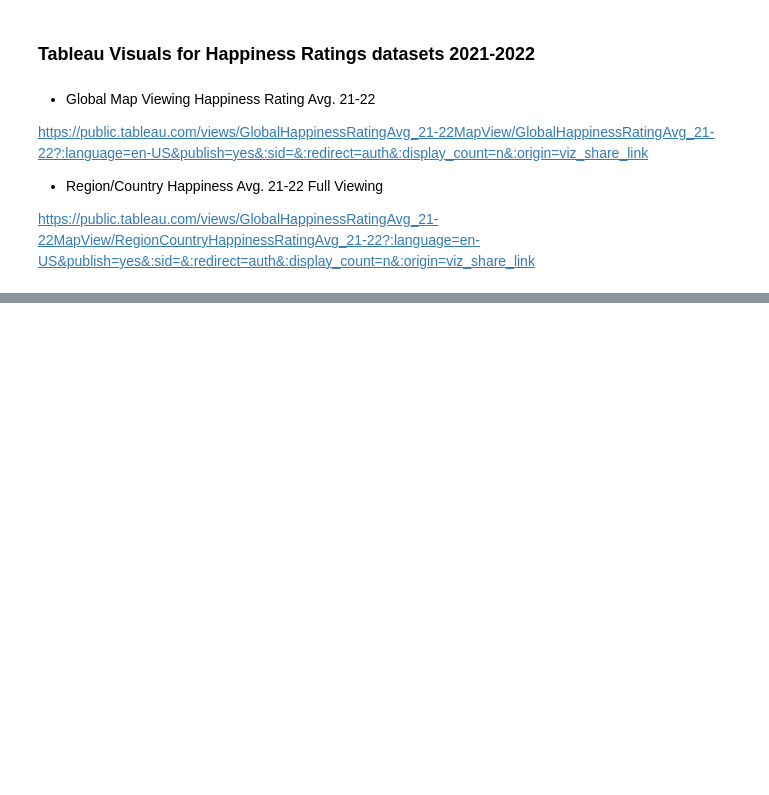
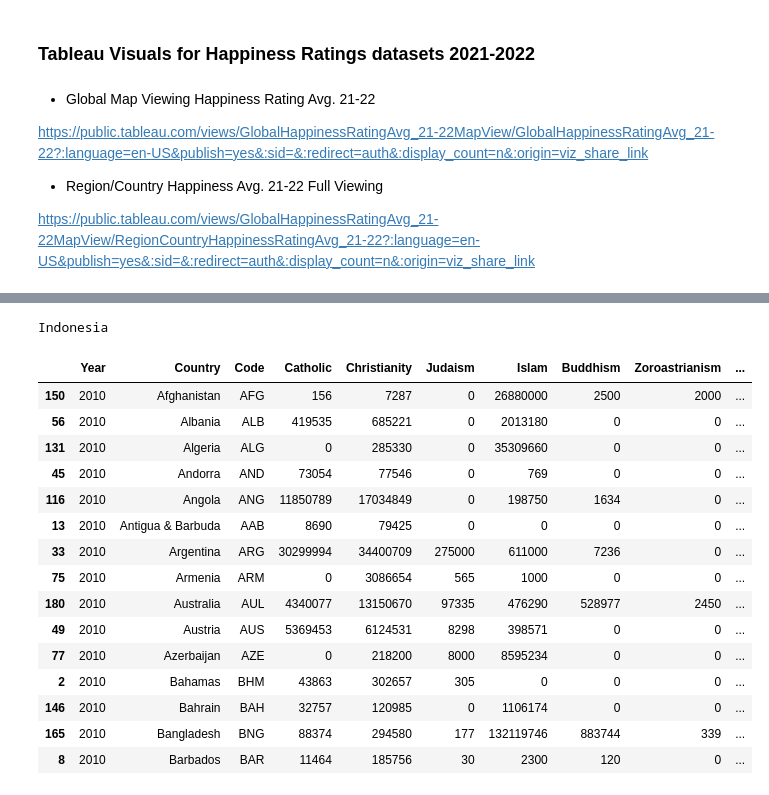
Before and after one commit to shroomtoastie/World_Happiness_project, a Jupyter notebook: main.ipynb, the cells around one changed output, grey strips where cells are left out. Drawn from its saved outputs; the diff is of its cells as text; code cells hidden in the pictures; blank space fills up the shorter version.

```diff
--- a/main.ipynb
+++ b/main.ipynb
@@ -429,0 +519,4 @@ https://public.tableau.com/views/GlobalHappinessRatingAvg_21-22MapView/RegionCou
+# %%
+religion_df.columns = religion_df.columns.str.title()
+
+religion_df.columns
@@ -429,0 +541,4 @@ https://public.tableau.com/views/GlobalHappinessRatingAvg_21-22MapView/RegionCou
+# %%
+religion_df = religion_df.reset_index(drop=True)
+
+religion_df.head()
@@ -429,0 +573,24 @@ https://public.tableau.com/views/GlobalHappinessRatingAvg_21-22MapView/RegionCou
+# %%
+rel_cols_to_drop = ['Christianity_Protestant','Christianity_Easternorthodox', 'Christianity_Anglican', 'Christianity_Other',
+                    'Judaism_Orthodox', 'Judaism_Conservative', 'Judaism_Reform', 'Judaism_Other',
+                    'Islam_Sunni', 'Islam_Shi’A','Islam_Ibadhi', 'Islam_Nationofislam', 'Islam_Alawite','Islam_Ahmadiyya', 'Islam_Other',
+                    'Buddhism_Mahayana','Buddhism_Theravada', 'Buddhism_Other',
+                    'Protestant_Percent','Romancatholic_Percent', 'Easternorthodox_Percent', 'Anglican_Percent',
+                    'Otherchristianity_Percent', 'Christianity_Percent', 'Orthodox_Percent',
+                    'Conservative_Percent', 'Reform_Percent', 'Otherjudaism_Percent',
+                    'Judaism_Percent', 'Sunni_Percent', 'Shi’A_Percent', 'Ibadhi_Percent',
+                    'Nationofislam_Percent', 'Alawite_Percent', 'Ahmadiyya_Percent',
+                    'Otherislam_Percent', 'Islam_Percent', 'Mahayana_Percent',
+                    'Theravada_Percent', 'Otherbuddhism_Percent', 'Buddhism_Percent',
+                    'Zoroastrianism_Percent', 'Hinduism_Percent', 'Sikhism_Percent',
+                    'Shinto_Percent', 'Baha’I_Percent', 'Taoism_Percent', 'Jainism_Percent',
+                    'Confucianism_Percent', 'Syncretism_Percent', 'Animism_Percent',
+                    'Noreligion_Percent', 'Otherreligion_Percent', 'Religion_Sumpercent',
+                    'Total_Percent', 'Dual_Religion', 'Source_Code',
+                    'Sikhism_All', 'Shinto_All',
+                    'Baha’I_All', 'Taoism_All', 'Jainism_All', 'Confucianism_All',
+                    'Syncretism_All', 'Animism_All', 'Noreligion_All', 'Otherreligion_All',
+                    'Religion_All'
+                    ]
+
+religion_df = religion_df.drop(columns = rel_cols_to_drop)
@@ -429,0 +613,5 @@ https://public.tableau.com/views/GlobalHappinessRatingAvg_21-22MapView/RegionCou
+# %%
+religion_df = religion_df.rename(columns={'State': 'Country', 'Christianity_Romancatholic': 'Catholic', 'Christianity_All': 'Christianity', 'Judaism_All': 'Judaism', 'Islam_All': 'Islam',
+       'Buddhism_All': 'Buddhism', 'Zoroastrianism_All': 'Zoroastrianism', 'Hinduism_All': 'Hinduism'})
+
+religion_df.head()
@@ -429,0 +657,29 @@ https://public.tableau.com/views/GlobalHappinessRatingAvg_21-22MapView/RegionCou
+# %%
+islam_rel = religion_df.groupby('Country')['Islam'].sum()
+
+top_islam = islam_rel.idxmax()
+
+print(top_islam)
+# %% [output]
+Indonesia
+# %%
+religion_df_sort = religion_df.sort_values(by='Country')
+
+religion_df_sort.head(15)
+# %% [output]
+|  | Year | Country | Code | Catholic | Christianity | Judaism | Islam | Buddhism | Zoroastrianism | ... |
+| 150 | 2010 | Afghanistan | AFG | 156 | 7287 | 0 | 26880000 | 2500 | 2000 | ... |
+| 56 | 2010 | Albania | ALB | 419535 | 685221 | 0 | 2013180 | 0 | 0 | ... |
+| 131 | 2010 | Algeria | ALG | 0 | 285330 | 0 | 35309660 | 0 | 0 | ... |
+| 45 | 2010 | Andorra | AND | 73054 | 77546 | 0 | 769 | 0 | 0 | ... |
+| 116 | 2010 | Angola | ANG | 11850789 | 17034849 | 0 | 198750 | 1634 | 0 | ... |
+| 13 | 2010 | Antigua & Barbuda | AAB | 8690 | 79425 | 0 | 0 | 0 | 0 | ... |
+| 33 | 2010 | Argentina | ARG | 30299994 | 34400709 | 275000 | 611000 | 7236 | 0 | ... |
+| 75 | 2010 | Armenia | ARM | 0 | 3086654 | 565 | 1000 | 0 | 0 | ... |
+| 180 | 2010 | Australia | AUL | 4340077 | 13150670 | 97335 | 476290 | 528977 | 2450 | ... |
+| 49 | 2010 | Austria | AUS | 5369453 | 6124531 | 8298 | 398571 | 0 | 0 | ... |
+| 77 | 2010 | Azerbaijan | AZE | 0 | 218200 | 8000 | 8595234 | 0 | 0 | ... |
+| 2 | 2010 | Bahamas | BHM | 43863 | 302657 | 305 | 0 | 0 | 0 | ... |
+| 146 | 2010 | Bahrain | BAH | 32757 | 120985 | 0 | 1106174 | 0 | 0 | ... |
+| 165 | 2010 | Bangladesh | BNG | 88374 | 294580 | 177 | 132119746 | 883744 | 339 | ... |
+| 8 | 2010 | Barbados | BAR | 11464 | 185756 | 30 | 2300 | 120 | 0 | ... |
```
Also changed, not shown: parts of 27 cells of this notebook, 1 other file.
